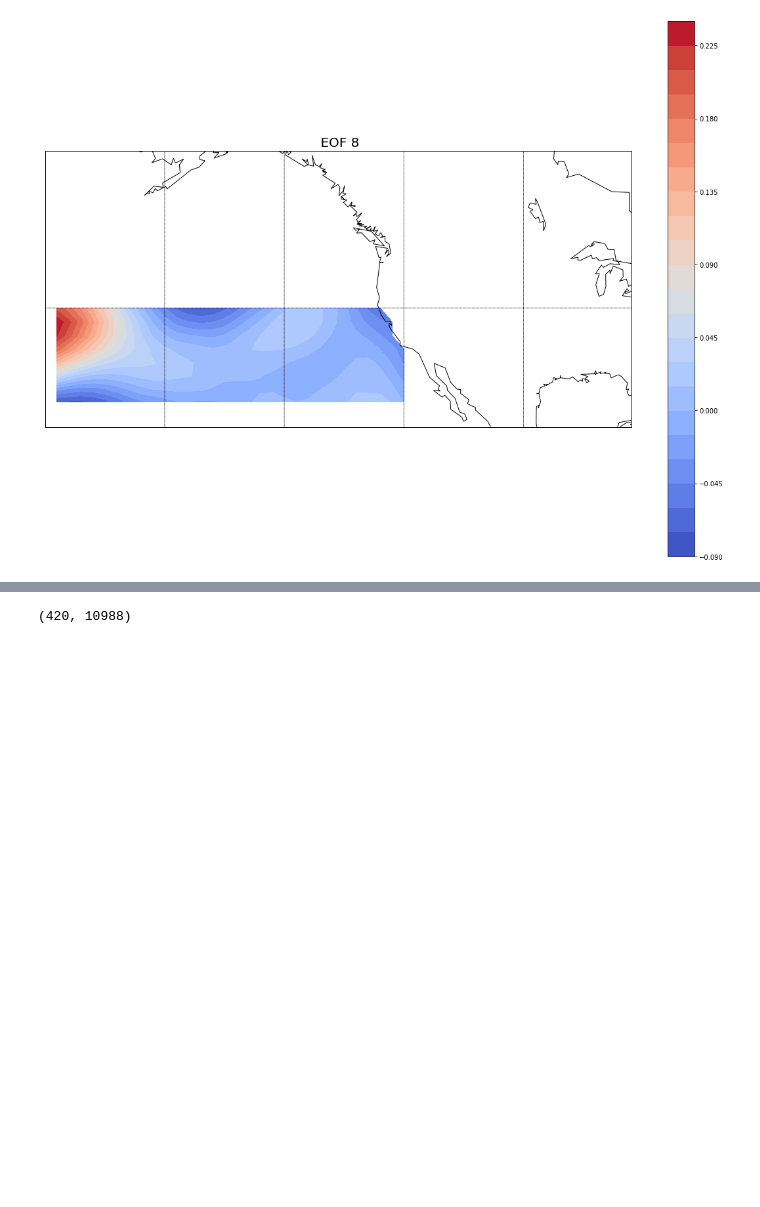
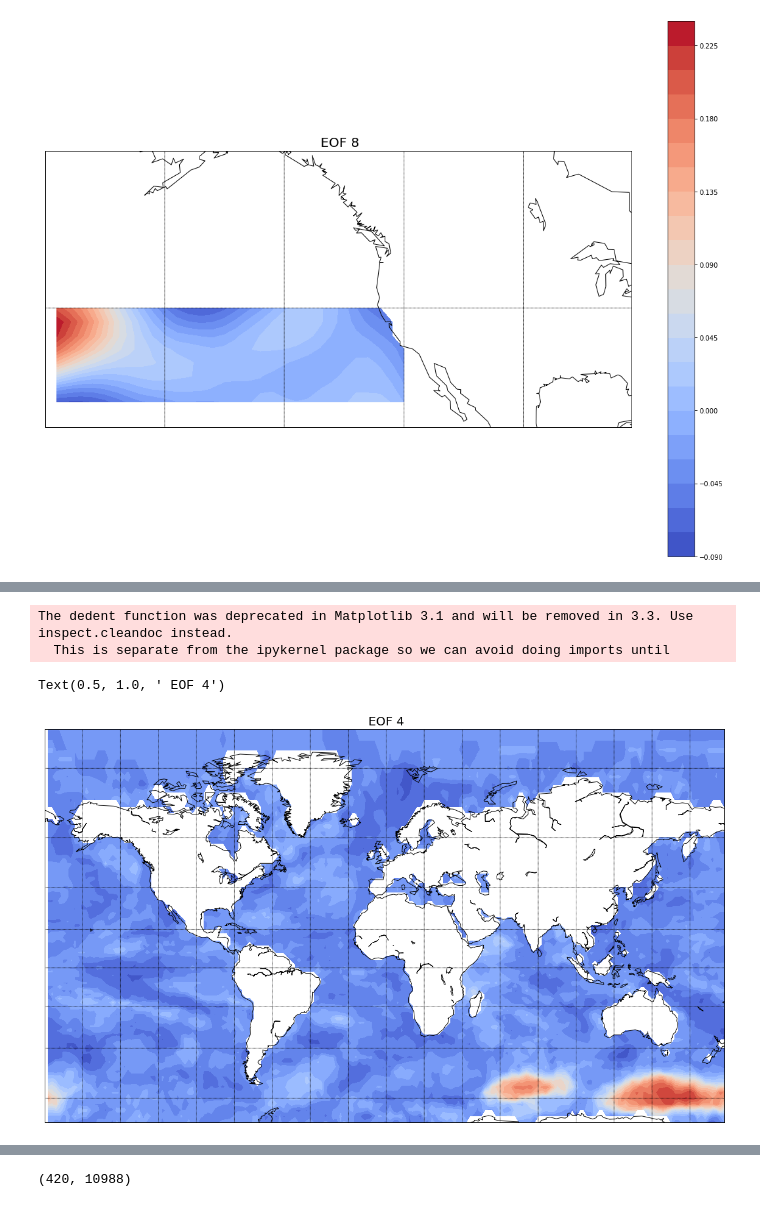
Before and after one commit to alchemist5617/timeseries-networks, a Jupyter notebook: whole_data_validation/SST_EOF_plot.ipynb, the cells around one changed output, grey strips where cells are left out. Saved outputs shown, nothing was run; the diff lists cells and outputs as text; code cells hidden in the pictures; blank space fills up the shorter version.

```diff
--- a/whole_data_validation/SST_EOF_plot.ipynb
+++ b/whole_data_validation/SST_EOF_plot.ipynb
@@ -263,0 +322,49 @@ The dedent function was deprecated in Matplotlib 3.1 and will be removed in 3.3.
+# %%
+pc = 4
+# %%
+df_sst["pc"] = Vr[:,pc-1]
+
+#lon1 = np.arange(-178.75,179.0,2.5)
+lon1_sst = np.arange(-180,180,2)
+#lat1 = np.arange(-40,40,2.5)
+
+deg = np.zeros((len(lat_sst),len(lon1_sst)))
+
+lat_number = deg.shape[0]
+lon_number = deg.shape[1]
+
+for i in range(lat_number):
+    for j in range(lon_number):
+        if not df_sst[(df_sst.lats == lat_sst[i]) & (df_sst.lons == lon1_sst[j])].pc.values.size == 0:
+            deg[i,j] = df_sst[(df_sst.lats == lat_sst[i]) & (df_sst.lons == lon1_sst[j])].pc.values
+        else:
+            deg[i,j]=np.nan
+
+
+#plt.figure(figsize=(30,15))
+# %%
+lon  = lon1_sst
+lat = lat_sst
+m=Basemap(projection='mill',lat_ts=10,llcrnrlon=lon1_sst.min(), \
+  urcrnrlon=lon1_sst.max(),llcrnrlat=lat_sst.min()+20,urcrnrlat=lat_sst.max(), \
+  resolution='c')
+
+lon2, lat2 = np.meshgrid(lon,lat)
+x, y = m(lon2, lat2)
+x, y = m(lon2, lat2)
+fig = plt.figure(figsize=(20,15))
+#m.fillcontinents(color='gray',lake_color='gray')
+m.drawcoastlines()
+m.drawparallels(np.arange(-80.,81.,20.))
+m.drawmeridians(np.arange(-180.,181.,20.))
+m.drawmapboundary(fill_color='white')
+cs = m.contourf(x,y,deg,20,cmap=plt.cm.get_cmap('coolwarm'))
+plt.title(' EOF {}'.format(pc), fontsize = 20)
+#cbar.ax.tick_params(labelsize=25)
+#plt.colorbar();
+#plt.savefig("EOF{}.png".format(pc))
+# %% [output]
+The dedent function was deprecated in Matplotlib 3.1 and will be removed in 3.3. Use inspect.cleandoc instead.
+  This is separate from the ipykernel package so we can avoid doing imports until
+Text(0.5, 1.0, ' EOF 4')
+[figure, added]
```
Also changed, not shown: parts of 13 cells of this notebook, 43 other files.
